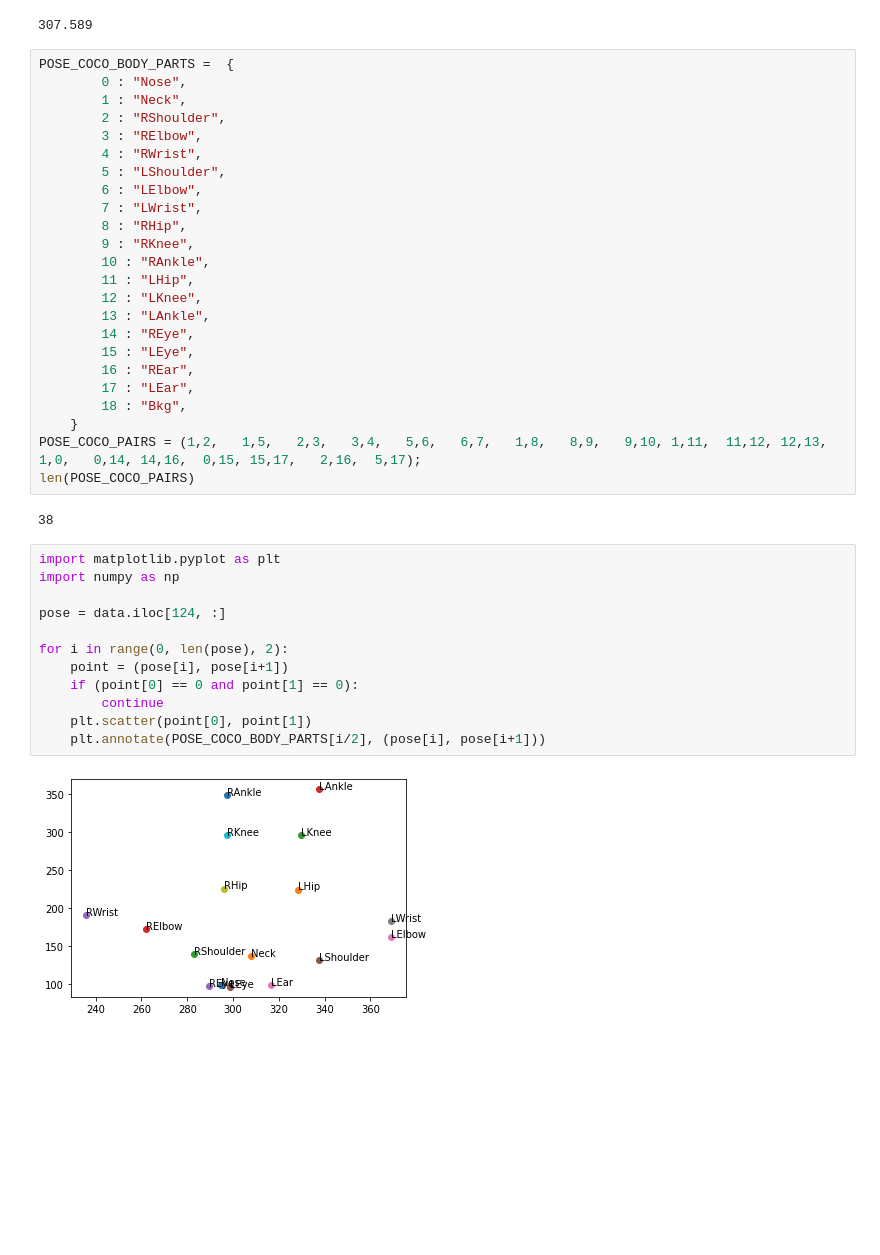
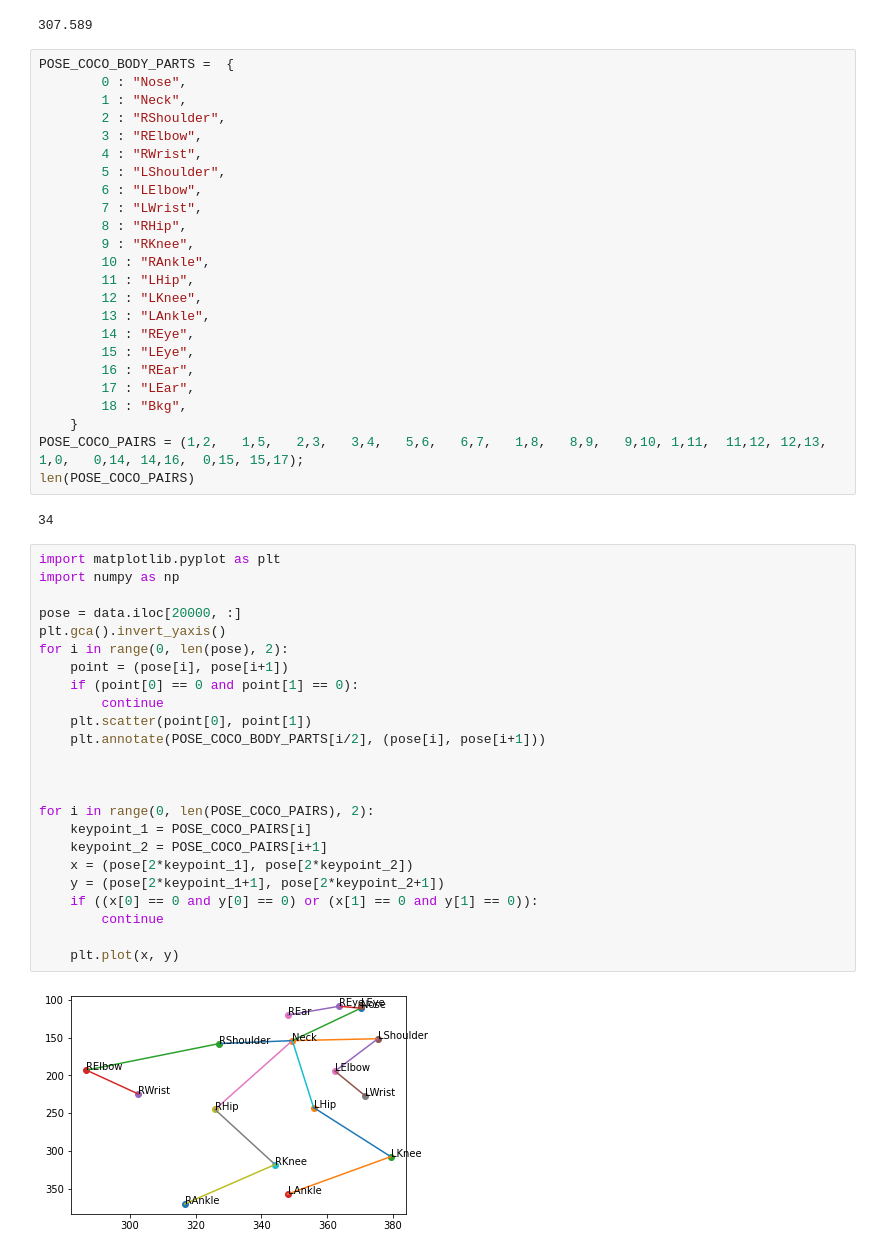
Before and after one commit to vladushked/playground, a Jupyter notebook: read_poses_dataset.ipynb, the cells around one changed output. Drawn from its saved outputs; the diff is of its cells as text; blank space fills up the shorter version.

Commit message:
fine pose visualization

```diff
--- a/read_poses_dataset.ipynb
+++ b/read_poses_dataset.ipynb
@@ -34,21 +34,33 @@ POSE_COCO_BODY_PARTS =  {
         17 : "LEar",
         18 : "Bkg",
     }
-POSE_COCO_PAIRS = (1,2,   1,5,   2,3,   3,4,   5,6,   6,7,   1,8,   8,9,   9,10, 1,11,  11,12, 12,13,  1,0,   0,14, 14,16,  0,15, 15,17,   2,16,  5,17);
+POSE_COCO_PAIRS = (1,2,   1,5,   2,3,   3,4,   5,6,   6,7,   1,8,   8,9,   9,10, 1,11,  11,12, 12,13,  1,0,   0,14, 14,16,  0,15, 15,17);
 len(POSE_COCO_PAIRS)
 # %% [output]
-38
+34
 # %%
 import matplotlib.pyplot as plt
 import numpy as np
 
-pose = data.iloc[124, :]
-
+pose = data.iloc[20000, :]
+plt.gca().invert_yaxis()
 for i in range(0, len(pose), 2):
     point = (pose[i], pose[i+1])
     if (point[0] == 0 and point[1] == 0):
         continue
     plt.scatter(point[0], point[1])
     plt.annotate(POSE_COCO_BODY_PARTS[i/2], (pose[i], pose[i+1]))
+
+
+
+for i in range(0, len(POSE_COCO_PAIRS), 2):
+    keypoint_1 = POSE_COCO_PAIRS[i]
+    keypoint_2 = POSE_COCO_PAIRS[i+1]
+    x = (pose[2*keypoint_1], pose[2*keypoint_2])
+    y = (pose[2*keypoint_1+1], pose[2*keypoint_2+1])
+    if ((x[0] == 0 and y[0] == 0) or (x[1] == 0 and y[1] == 0)):
+        continue
+
+    plt.plot(x, y)
 # %% [output]
-[figure, old version]
+[figure, new version]
```
Also changed, not shown: parts of 1 cell of this notebook.
